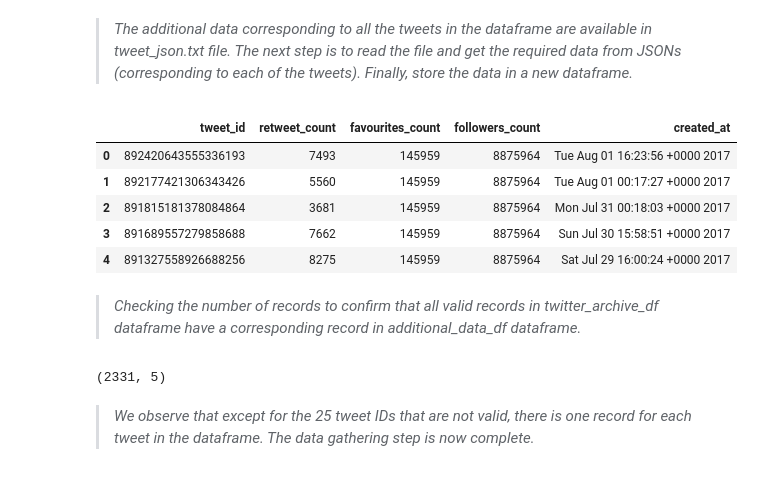
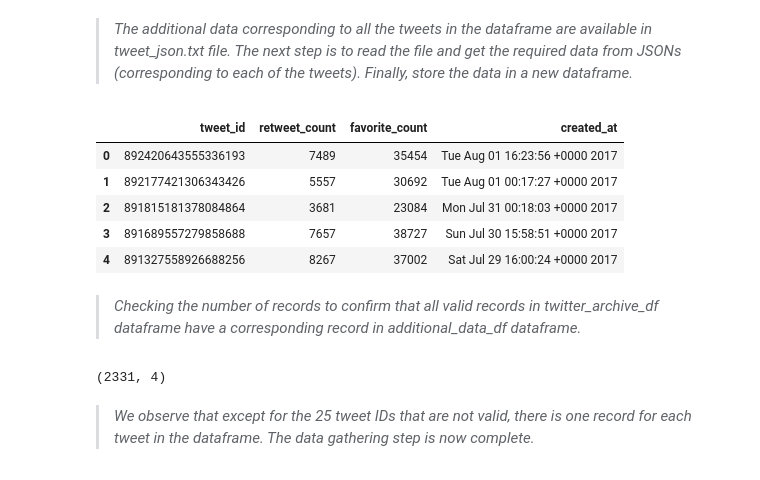
Before and after one commit to jyothirupa/dog-rates-data-wrangling, a Jupyter notebook: wrangle_act.ipynb, the cells around one changed output. Cells and saved outputs as stored; diff of their text form; code cells hidden in the pictures.

Commit message:
bug fix for favorite count + storing data + analysis and visualization

```diff
--- a/wrangle_act.ipynb
+++ b/wrangle_act.ipynb
@@ -148,33 +179,33 @@ print('List of failed tweet IDs:', failed_tweets_dict)
 # %%
 additional_data = []
 
 # opening the tweet_json.txt file in read mode
 with open('tweet_json.txt', 'r') as infile:
     # looping over each line of the file
     for record in infile:
         # convert string to JSON
         record_json_data = json.loads(record)
         # storing the required additional details in a list and appending it to the additional_data list
-        additional_data.append([record_json_data['id'], record_json_data['retweet_count'], record_json_data['user']['favourites_count'], record_json_data['user']['followers_count'], record_json_data['created_at']])
+        additional_data.append([record_json_data['id'], record_json_data['retweet_count'], record_json_data['favorite_count'], record_json_data['created_at']])
 
 # creating a new dataframe using the additional_data list of lists
 additional_data_df = pd.DataFrame(additional_data)
 # defining the column names of the dataframe
-additional_data_df.columns = ['tweet_id', 'retweet_count', 'favourites_count', 'followers_count', 'created_at']
+additional_data_df.columns = ['tweet_id', 'retweet_count', 'favorite_count', 'created_at']
 additional_data_df.head()
 # %% [output]
-|  | tweet_id | retweet_count | favourites_count | followers_count | created_at |
-| 0 | 892420643555336193 | 7493 | 145959 | 8875964 | Tue Aug 01 16:23:56 +0000 2017 |
-| 1 | 892177421306343426 | 5560 | 145959 | 8875964 | Tue Aug 01 00:17:27 +0000 2017 |
-| 2 | 891815181378084864 | 3681 | 145959 | 8875964 | Mon Jul 31 00:18:03 +0000 2017 |
-| 3 | 891689557279858688 | 7662 | 145959 | 8875964 | Sun Jul 30 15:58:51 +0000 2017 |
-| 4 | 891327558926688256 | 8275 | 145959 | 8875964 | Sat Jul 29 16:00:24 +0000 2017 |
+|  | tweet_id | retweet_count | favorite_count | created_at |
+| 0 | 892420643555336193 | 7489 | 35454 | Tue Aug 01 16:23:56 +0000 2017 |
+| 1 | 892177421306343426 | 5557 | 30692 | Tue Aug 01 00:17:27 +0000 2017 |
+| 2 | 891815181378084864 | 3681 | 23084 | Mon Jul 31 00:18:03 +0000 2017 |
+| 3 | 891689557279858688 | 7657 | 38727 | Sun Jul 30 15:58:51 +0000 2017 |
+| 4 | 891327558926688256 | 8267 | 37002 | Sat Jul 29 16:00:24 +0000 2017 |
 # %% [markdown]
 >*Checking the number of records to confirm that all valid records in twitter_archive_df dataframe have a corresponding record in additional_data_df dataframe.*
 # %%
 additional_data_df.shape
 # %% [output]
-(2331, 5)
+(2331, 4)
 # %% [markdown]
 >*We observe that except for the 25 tweet IDs that are not valid, there is one record for each tweet in the dataframe. The data gathering step is now complete.*
 # %% [markdown]
```
Also changed, not shown: parts of 75 cells of this notebook, 2 other files.
